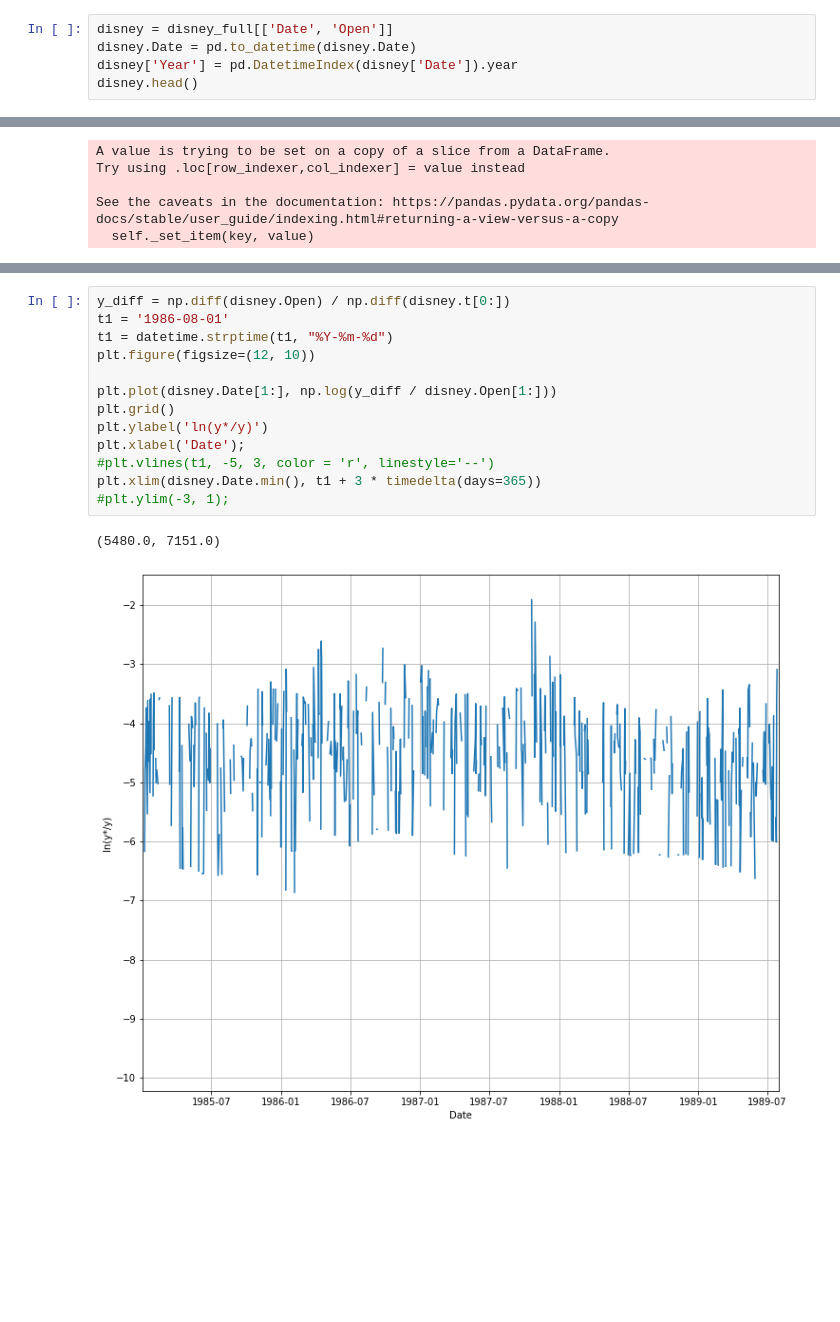
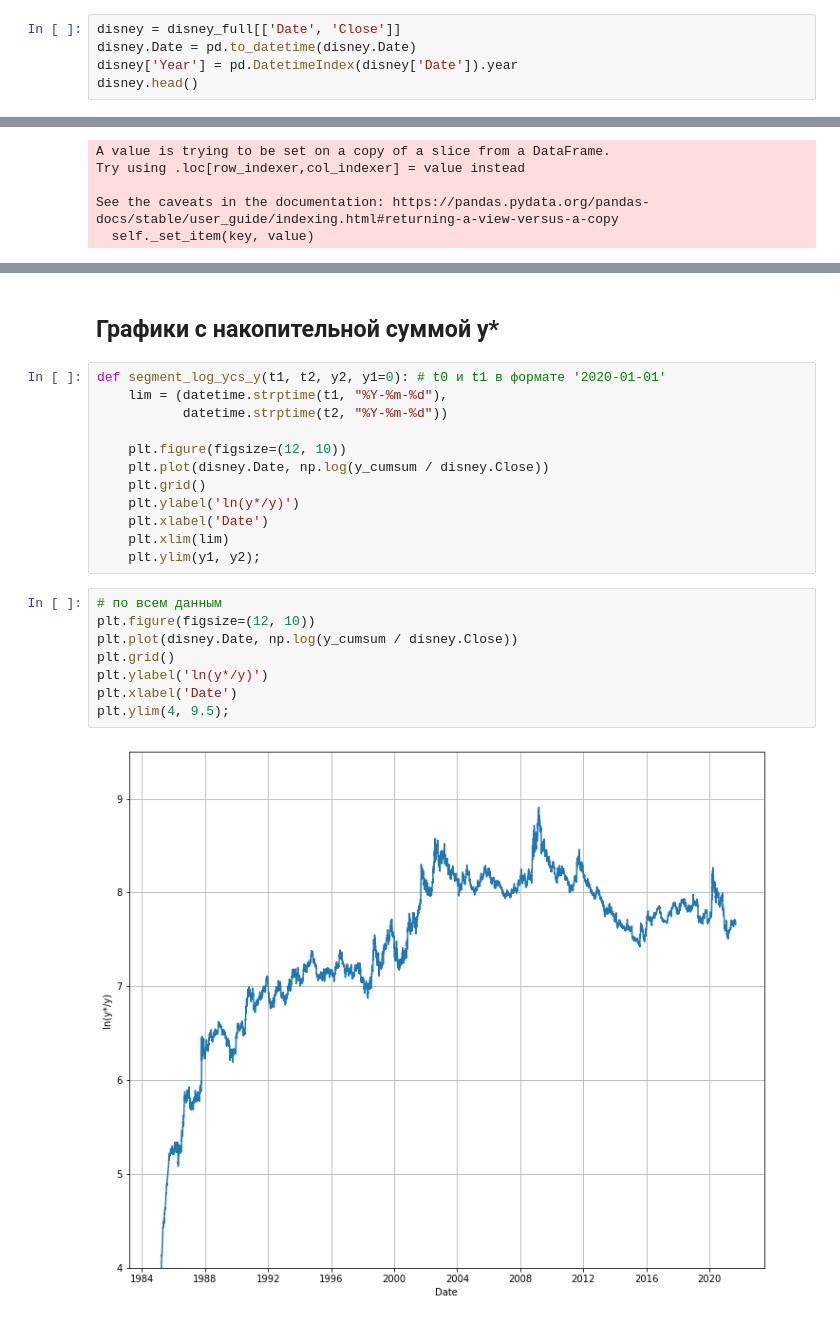
Before and after one commit to ValeriaGruzilova/-, a Jupyter notebook: Disney_analisys.ipynb, the cells around one changed output, grey strips where cells are left out. Drawn from its saved outputs; the diff is of its cells as text; blank space fills up the shorter version.

```diff
--- a/Disney_analisys.ipynb
+++ b/Disney_analisys.ipynb
@@ -18,7 +17,7 @@ disney_full.head()
 | 3 | 1985-01-07 | 1.225418 | 1.243401 | 1.225418 | 1.235694 | 0.873995 | 3381652 |
 | 4 | 1985-01-08 | 1.235694 | 1.245970 | 1.230556 | 1.243401 | 0.879445 | 2997263 |
 # %%
-disney = disney_full[['Date', 'Open']]
+disney = disney_full[['Date', 'Close']]
 disney.Date = pd.to_datetime(disney.Date)
 disney['Year'] = pd.DatetimeIndex(disney['Date']).year
 disney.head()
@@ -211,16 +175,24 @@ Text(0.5, 0, 'ln y')
+# %% [markdown]
+## Графики с накопительной суммой y*
+# %%
+def segment_log_ycs_y(t1, t2, y2, y1=0): # t0 и t1 в формате '2020-01-01'
+    lim = (datetime.strptime(t1, "%Y-%m-%d"),
+           datetime.strptime(t2, "%Y-%m-%d"))
+
+    plt.figure(figsize=(12, 10))
+    plt.plot(disney.Date, np.log(y_cumsum / disney.Close))
+    plt.grid()
+    plt.ylabel('ln(y*/y)')
+    plt.xlabel('Date')
+    plt.xlim(lim)
+    plt.ylim(y1, y2);
 # %%
-y_diff = np.diff(disney.Open) / np.diff(disney.t[0:])
-t1 = '1986-08-01'
-t1 = datetime.strptime(t1, "%Y-%m-%d")
+# по всем данным
 plt.figure(figsize=(12, 10))
-
-plt.plot(disney.Date[1:], np.log(y_diff / disney.Open[1:]))
+plt.plot(disney.Date, np.log(y_cumsum / disney.Close))
 plt.grid()
 plt.ylabel('ln(y*/y)')
-plt.xlabel('Date');
-#plt.vlines(t1, -5, 3, color = 'r', linestyle='--')
-plt.xlim(disney.Date.min(), t1 + 3 * timedelta(days=365))
-#plt.ylim(-3, 1);
+plt.xlabel('Date')
+plt.ylim(4, 9.5);
 # %% [output]
-(5480.0, 7151.0)
-[figure, old version]
+[figure, new version]
```
Also changed, not shown: parts of 30 cells of this notebook, 21 other files.
